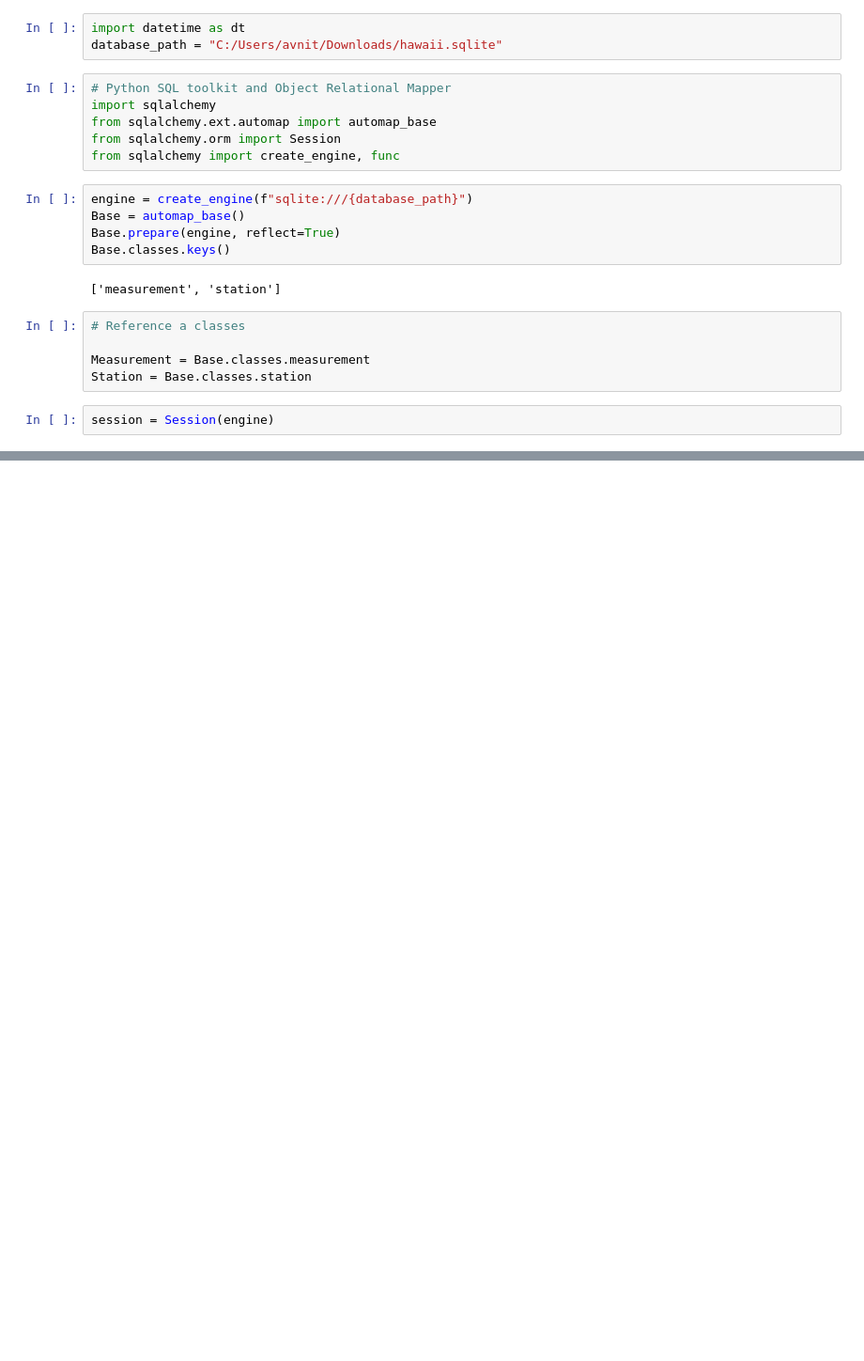
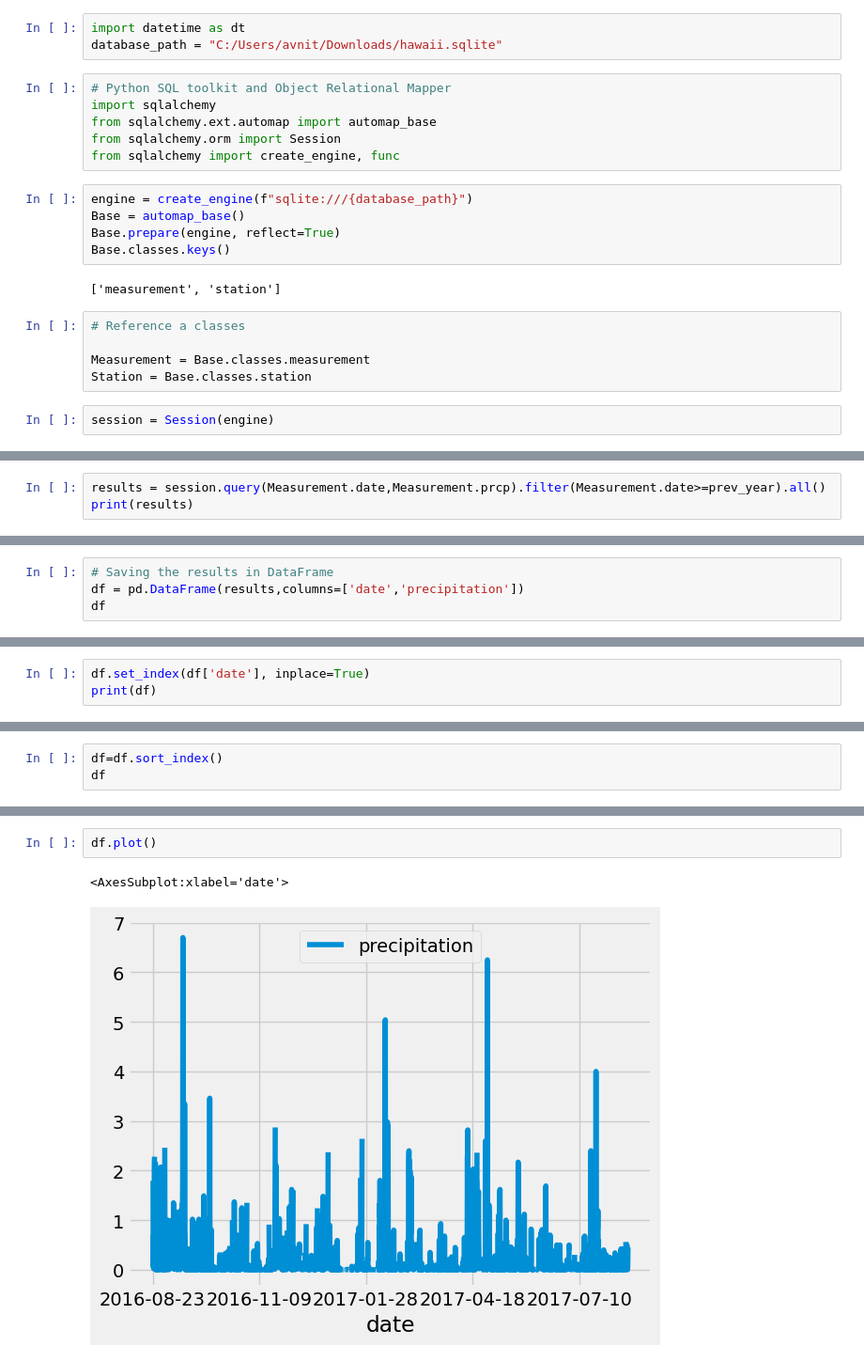
Before and after one commit to AThakor234/surfs_up, a Jupyter notebook: Set_up.ipynb, the cells around one changed output, grey strips where cells are left out. Shown: that part at 94% size. Drawn from its saved outputs; the diff is of its cells as text; blank space fills up the shorter version.

```diff
--- a/Set_up.ipynb
+++ b/Set_up.ipynb
@@ -31,0 +52,3 @@ session = Session(engine)
+# %%
+results = session.query(Measurement.date,Measurement.prcp).filter(Measurement.date>=prev_year).all()
+print(results)
@@ -31,0 +57,4 @@ session = Session(engine)
+# %%
+# Saving the results in DataFrame
+df = pd.DataFrame(results,columns=['date','precipitation'])
+df
@@ -31,0 +75,3 @@ session = Session(engine)
+# %%
+df.set_index(df['date'], inplace=True)
+print(df)
@@ -31,0 +114,3 @@ session = Session(engine)
+# %%
+df=df.sort_index()
+df
@@ -31,0 +152,5 @@ session = Session(engine)
+# %%
+df.plot()
+# %% [output]
+<AxesSubplot:xlabel='date'>
+[figure, added]
```
Also changed, not shown: parts of 12 cells of this notebook.
